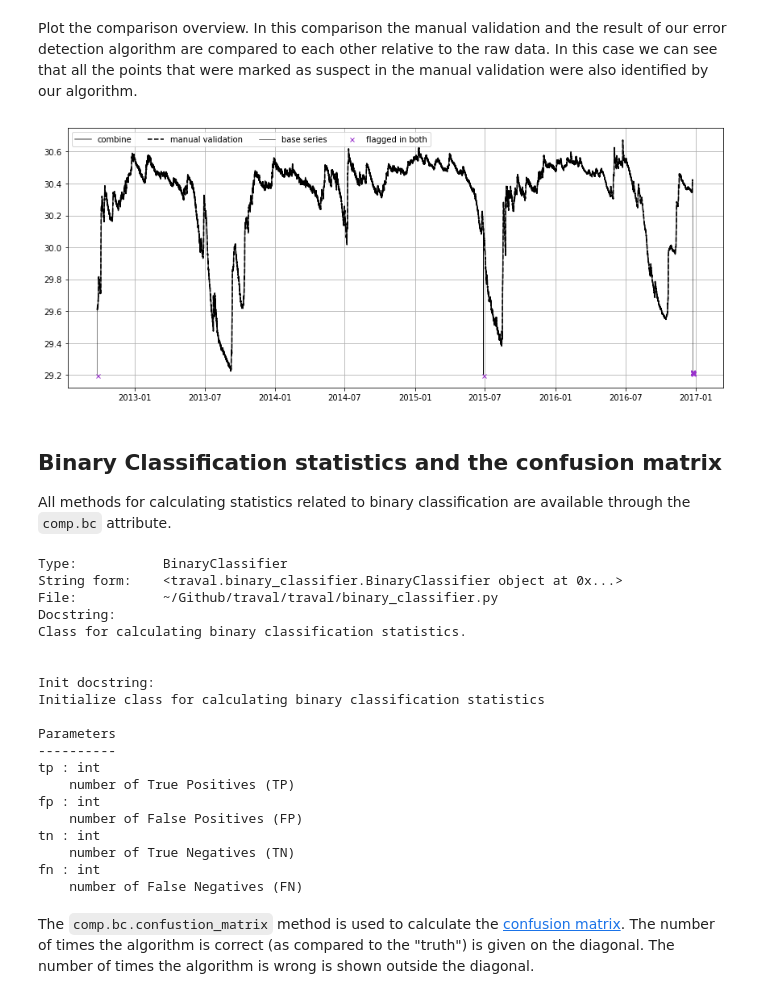
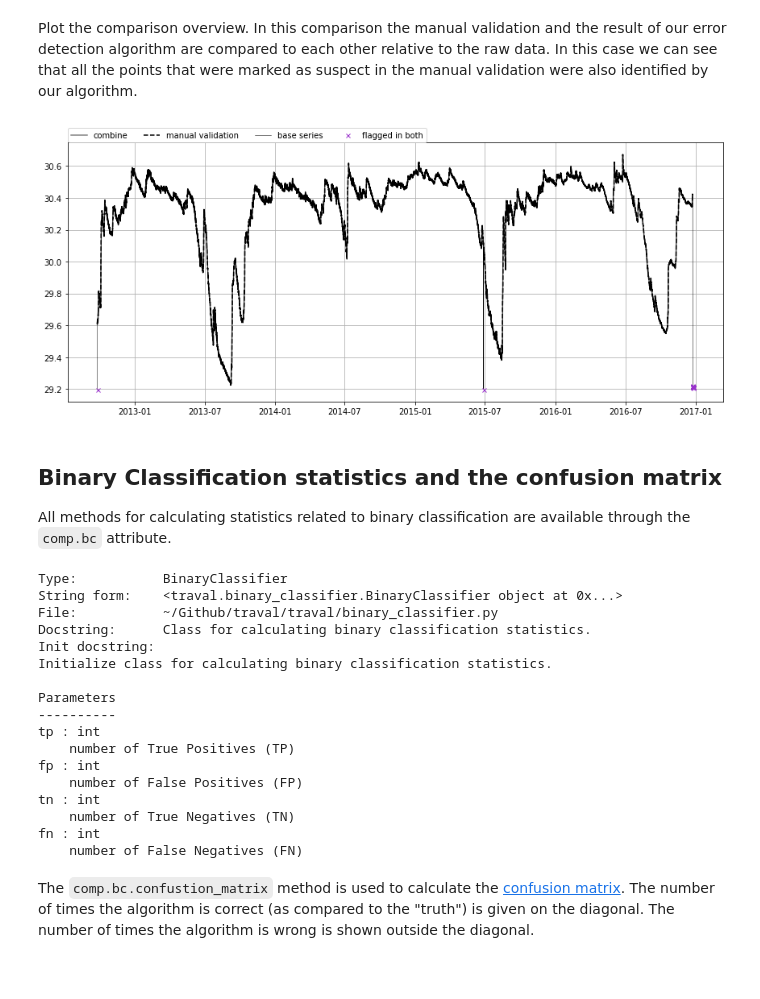
Before and after one commit to ArtesiaWater/traval, a Jupyter notebook: examples/notebooks/ex01_applying_automatic_error_detection_algorithms_to_a_timeseries.ipynb, the cells around one changed output. Drawn from its saved outputs; the diff is of its cells as text; code cells hidden in the pictures.

```diff
--- a/examples/notebooks/ex01_applying_automatic_error_detection_algorithms_to_a_timeseries.ipynb
+++ b/examples/notebooks/ex01_applying_automatic_error_detection_algorithms_to_a_timeseries.ipynb
@@ -57,7 +54,7 @@ rset.add_rule("dry", rlib.rule_ufunc_threshold, apply_to=0,
               kwargs={"ufunc": (np.less,), "threshold": sensor_level, "offset": 0.025})
 rset.add_rule("hardmax", rlib.rule_ufunc_threshold, apply_to=0,
               kwargs={"ufunc": (np.greater,), "threshold": top_piezometer})
-rset.add_rule("combine", rlib.rule_combine_nan, apply_to=(1, 2, 3))
+rset.add_rule("combine", rlib.rule_combine_nan_or, apply_to=(1, 2, 3))
 # %% [markdown]
 The view of the object shows which rules have been added:
 # %%
@@ -177,9 +174,9 @@ Name: N_obs, dtype: int64
 Plot the comparison overview. In this comparison the manual validation and the result of our error detection algorithm are compared to each other relative to the raw data. In this case we can see that all the points that were marked as suspect in the manual validation were also identified by our algorithm.
 # %%
 ax = comp.plots.plot_relative_comparison(mark_different=False, mark_identical=False)
-leg = ax.legend(loc="upper left", ncol=4)
+leg = ax.legend(loc=(0, 1), ncol=4)
 # %% [output]
-[figure, old version]
+[figure, new version]
 # %% [markdown]
 ## Binary Classification statistics and the confusion matrix
 All methods for calculating statistics related to binary classification are available through the `comp.bc` attribute.
@@ -189,12 +186,9 @@ comp.bc?
 Type:           BinaryClassifier
 String form:    <traval.binary_classifier.BinaryClassifier object at 0x...>
 File:           ~/Github/traval/traval/binary_classifier.py
-Docstring:
-Class for calculating binary classification statistics.
-
-
+Docstring:      Class for calculating binary classification statistics.
 Init docstring:
-Initialize class for calculating binary classification statistics
+Initialize class for calculating binary classification statistics.
 
 Parameters
 ----------
```
Also changed, not shown: parts of 6 cells of this notebook, 1 other file.
